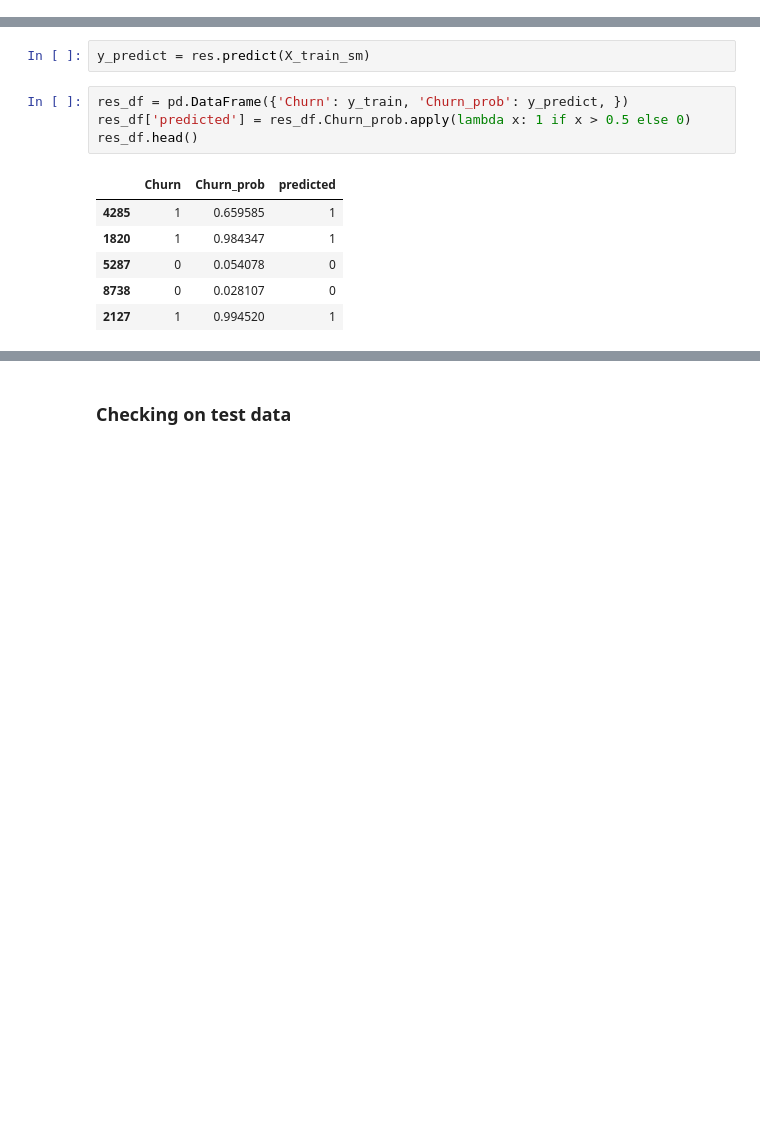
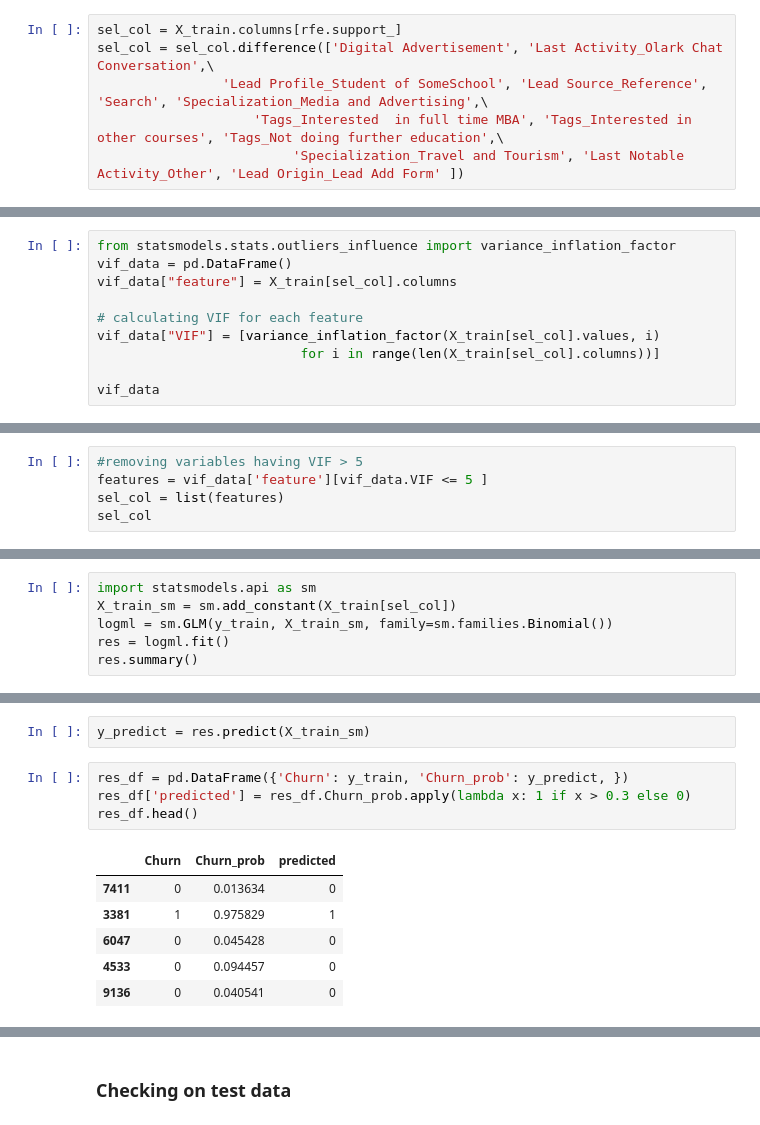
Before and after one commit to artik-gupta/Lead-Score-Case-study-assignment, a Jupyter notebook: LR model.ipynb, the cells around one changed output, grey strips where cells are left out. Cells and saved outputs as stored; diff of their text form; blank space fills up the shorter version.

```diff
--- a/LR model.ipynb
+++ b/LR model.ipynb
@@ -308,0 +308,6 @@ Index(['Do Not Email', 'Last _Modified', 'Last _SMS Sent', 'Lead Number',
+# %%
+sel_col = X_train.columns[rfe.support_]
+sel_col = sel_col.difference(['Digital Advertisement', 'Last Activity_Olark Chat Conversation',\
+                'Lead Profile_Student of SomeSchool', 'Lead Source_Reference', 'Search', 'Specialization_Media and Advertising',\
+                    'Tags_Interested  in full time MBA', 'Tags_Interested in other courses', 'Tags_Not doing further education',\
+                         'Specialization_Travel and Tourism', 'Last Notable Activity_Other', 'Lead Origin_Lead Add Form' ])
@@ -343,0 +363,10 @@ Generalized Linear Model Regression Results
+# %%
+from statsmodels.stats.outliers_influence import variance_inflation_factor
+vif_data = pd.DataFrame()
+vif_data["feature"] = X_train[sel_col].columns
+
+# calculating VIF for each feature
+vif_data["VIF"] = [variance_inflation_factor(X_train[sel_col].values, i)
+                          for i in range(len(X_train[sel_col].columns))]
+
+vif_data
@@ -343,0 +391,5 @@ Generalized Linear Model Regression Results
+# %%
+#removing variables having VIF > 5
+features = vif_data['feature'][vif_data.VIF <= 5 ]
+sel_col = list(features)
+sel_col
@@ -343,0 +413,6 @@ Generalized Linear Model Regression Results
+# %%
+import statsmodels.api as sm
+X_train_sm = sm.add_constant(X_train[sel_col])
+logml = sm.GLM(y_train, X_train_sm, family=sm.families.Binomial())
+res = logml.fit()
+res.summary()
@@ -345,12 +455,12 @@ Generalized Linear Model Regression Results
 y_predict = res.predict(X_train_sm)
 # %%
 res_df = pd.DataFrame({'Churn': y_train, 'Churn_prob': y_predict, })
-res_df['predicted'] = res_df.Churn_prob.apply(lambda x: 1 if x > 0.5 else 0)
+res_df['predicted'] = res_df.Churn_prob.apply(lambda x: 1 if x > 0.3 else 0)
 res_df.head()
 # %% [output]
 |  | Churn | Churn_prob | predicted |
-| 4285 | 1 | 0.659585 | 1 |
-| 1820 | 1 | 0.984347 | 1 |
-| 5287 | 0 | 0.054078 | 0 |
-| 8738 | 0 | 0.028107 | 0 |
-| 2127 | 1 | 0.994520 | 1 |
+| 7411 | 0 | 0.013634 | 0 |
+| 3381 | 1 | 0.975829 | 1 |
+| 6047 | 0 | 0.045428 | 0 |
+| 4533 | 0 | 0.094457 | 0 |
+| 9136 | 0 | 0.040541 | 0 |
```
Also changed, not shown: parts of 32 cells of this notebook.
